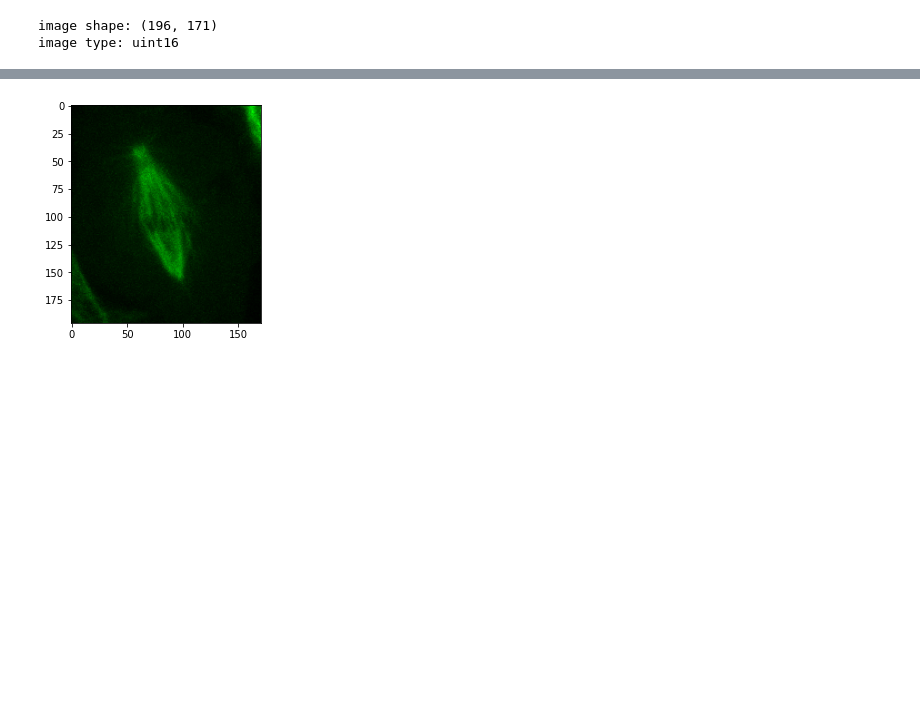
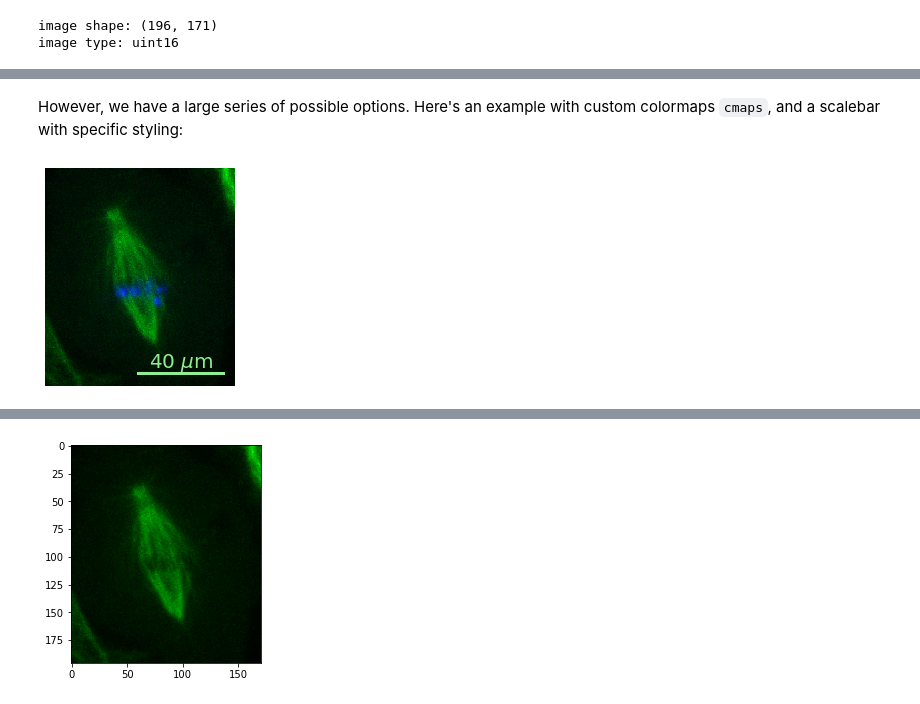
Before and after one commit to guiwitz/microfilm, a Jupyter notebook: notebooks/microplot_module.ipynb, the cells around one changed output, grey strips where cells are left out. Drawn from its saved outputs; the diff is of its cells as text; code cells hidden in the pictures; blank space fills up the shorter version.

````diff
--- a/notebooks/microplot_module.ipynb
+++ b/notebooks/microplot_module.ipynb
@@ -26,0 +44,8 @@ image type: uint16
+# %% [markdown]
+However, we have a large series of possible options. Here's an example with custom colormaps ```cmaps```, and a scalebar with specific styling:
+# %%
+microim = microplot.microshow(images=[image1, image2], cmaps=['pure_green', 'pure_blue'],
+                              scalebar=True, unit='um', unit_per_pix=0.5, scalebar_units=40,
+                              scale_text_centered=True, scale_color='lightgreen', scale_font_size=20);
+# %% [output]
+[figure, added]
````
Also changed, not shown: parts of 34 cells of this notebook.
